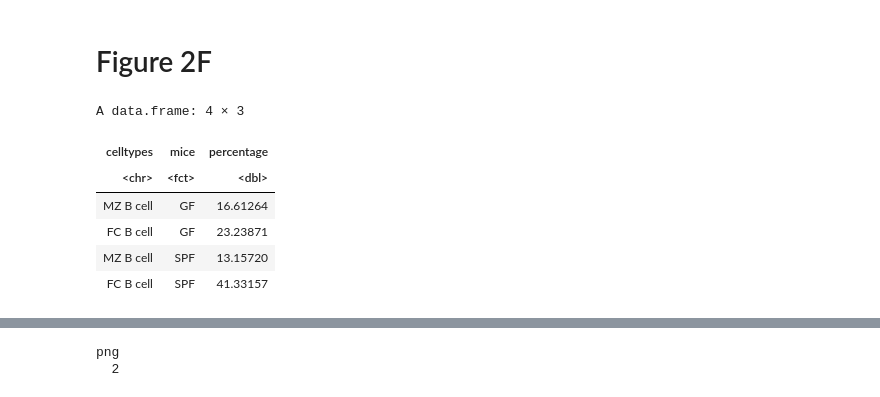
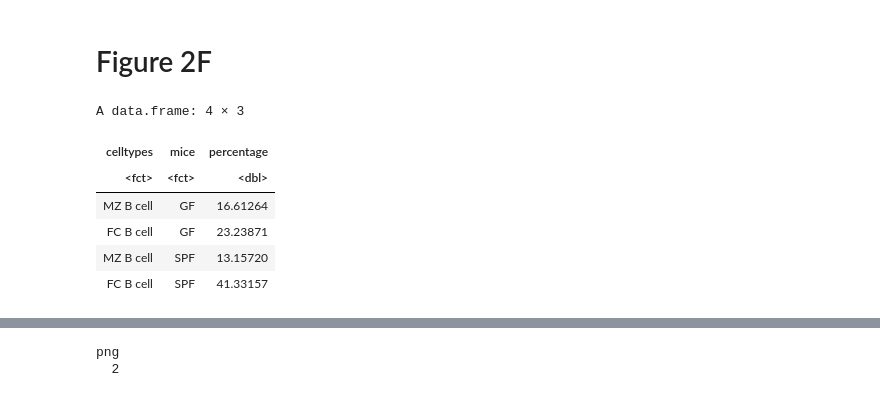
Before and after one commit to BGI-Intestines/Germ-free-mice, a Jupyter notebook: Figure2/Figure2.ipynb, the cells around one changed output, grey strips where cells are left out. Cells and saved outputs as stored; diff of their text form; code cells hidden in the pictures.

```diff
--- a/Figure2/Figure2.ipynb
+++ b/Figure2/Figure2.ipynb
@@ -633,17 +630,17 @@ DoStat <- function(Counts,Genelist,index){
 # %%
 spleen <- readRDS("spleen_final_annotation.rds")
 # %%
-mycolor <- c("#655883","#C3A1CA")
+mycolor <- c("#C3A1CA","#655883")
 annot <- data.frame(clusters = c("0","1"),celltypes = c("MZ B cell","FC B cell"))
 data <- GetStat(obj = spleen,annot = annot)
+data$celltypes <- factor(data$celltypes,levels = c("MZ B cell","FC B cell"))
+data
+# %% [output]
+A data.frame: 4 × 3
+| celltypes | mice | percentage |
+| <fct> | <fct> | <dbl> |
+| MZ B cell | GF | 16.61264 |
+| FC B cell | GF | 23.23871 |
+| MZ B cell | SPF | 13.15720 |
+| FC B cell | SPF | 41.33157 |
-# %%
-data
-# %% [output]
-A data.frame: 4 × 3
-| celltypes | mice | percentage |
-| <chr> | <fct> | <dbl> |
-| MZ B cell | GF | 16.61264 |
-| FC B cell | GF | 23.23871 |
-| MZ B cell | SPF | 13.15720 |
-| FC B cell | SPF | 41.33157 |
 # %%
```
Also changed, not shown: parts of 13 cells of this notebook, 19 other files.
